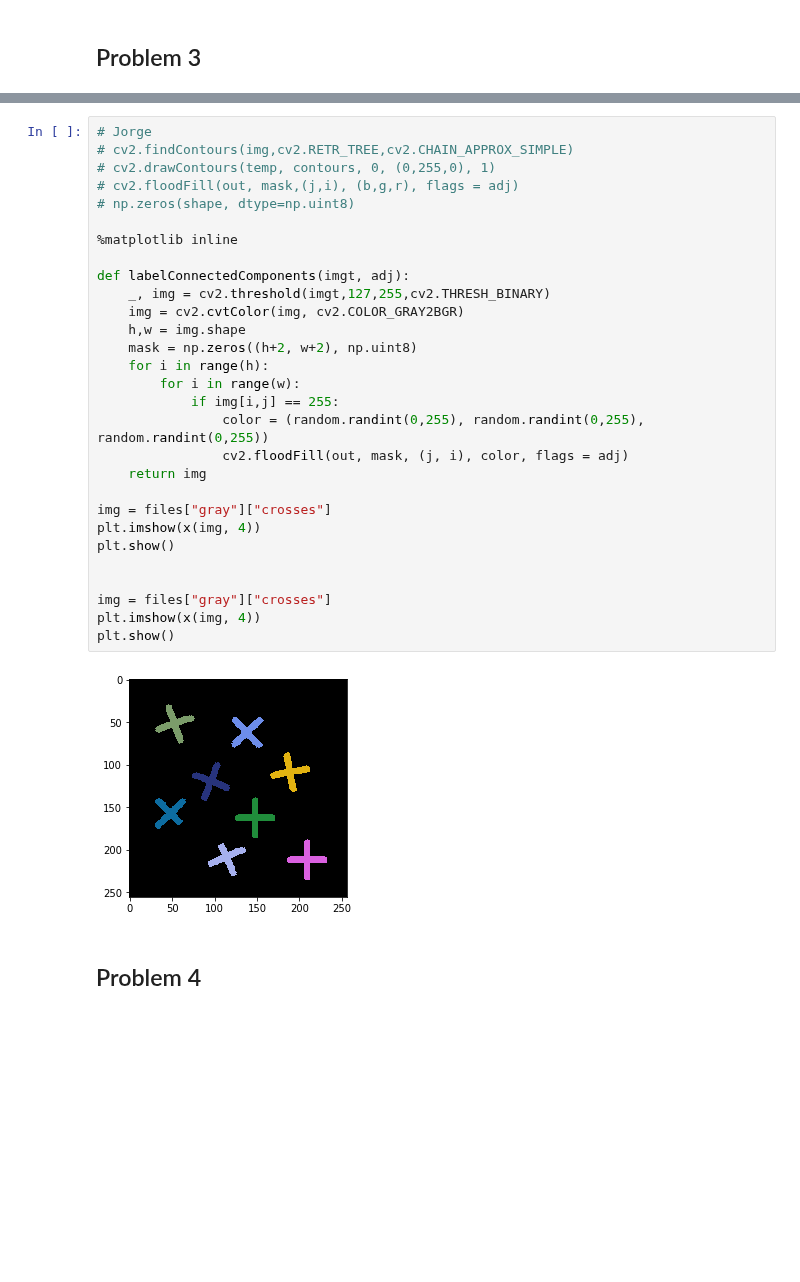
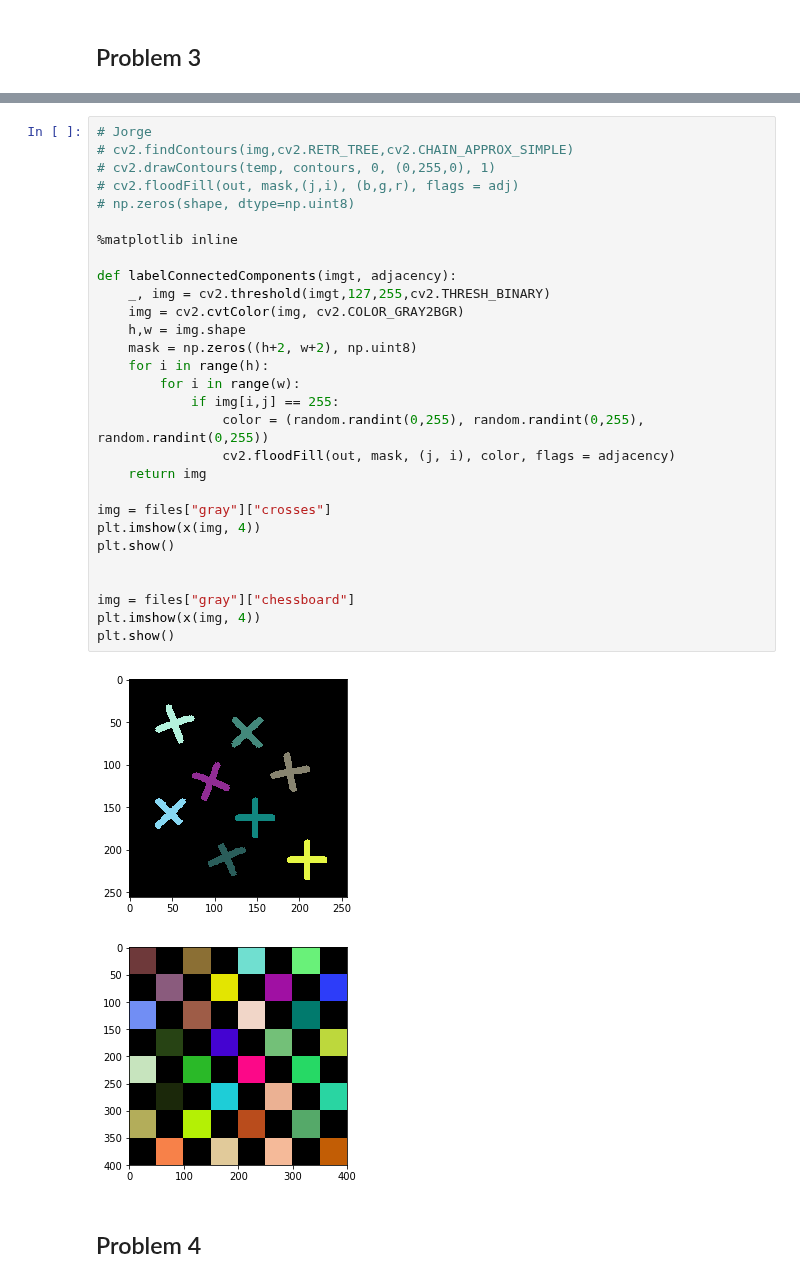
Before and after one commit to Jorgee1/Journey-to-PDI, a Jupyter notebook: Taller_4/problem_set_4.ipynb, the cells around one changed output, grey strips where cells are left out. Drawn from its saved outputs; the diff is of its cells as text; blank space fills up the shorter version.

```diff
--- a/Taller_4/problem_set_4.ipynb
+++ b/Taller_4/problem_set_4.ipynb
@@ -196,34 +196,35 @@ http://en.wikipedia.org/wiki/Connected_Component_Labeling
 # %%
 # Jorge
 # cv2.findContours(img,cv2.RETR_TREE,cv2.CHAIN_APPROX_SIMPLE)
 # cv2.drawContours(temp, contours, 0, (0,255,0), 1)
 # cv2.floodFill(out, mask,(j,i), (b,g,r), flags = adj)
 # np.zeros(shape, dtype=np.uint8)
 
 %matplotlib inline
 
-def labelConnectedComponents(imgt, adj):
+def labelConnectedComponents(imgt, adjacency):
     _, img = cv2.threshold(imgt,127,255,cv2.THRESH_BINARY)
     img = cv2.cvtColor(img, cv2.COLOR_GRAY2BGR)
     h,w = img.shape
     mask = np.zeros((h+2, w+2), np.uint8)
     for i in range(h):
         for i in range(w):
             if img[i,j] == 255:
                 color = (random.randint(0,255), random.randint(0,255), random.randint(0,255))
-                cv2.floodFill(out, mask, (j, i), color, flags = adj)
+                cv2.floodFill(out, mask, (j, i), color, flags = adjacency)
     return img
 
 img = files["gray"]["crosses"]
 plt.imshow(x(img, 4))
 plt.show()
 
 
-img = files["gray"]["crosses"]
+img = files["gray"]["chessboard"]
 plt.imshow(x(img, 4))
 plt.show()
 # %% [output]
-[figure, old version]
+[figure, new version]
+[figure, added]
 # %% [markdown]
 ## Problem 4
 # %% [markdown]
```
Also changed, not shown: parts of 3 cells of this notebook, 2 other files.
